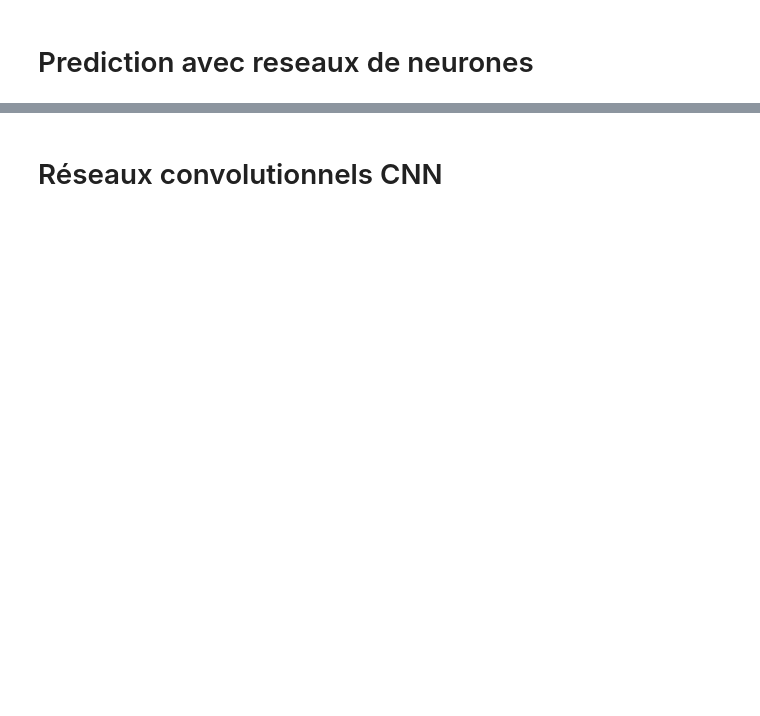
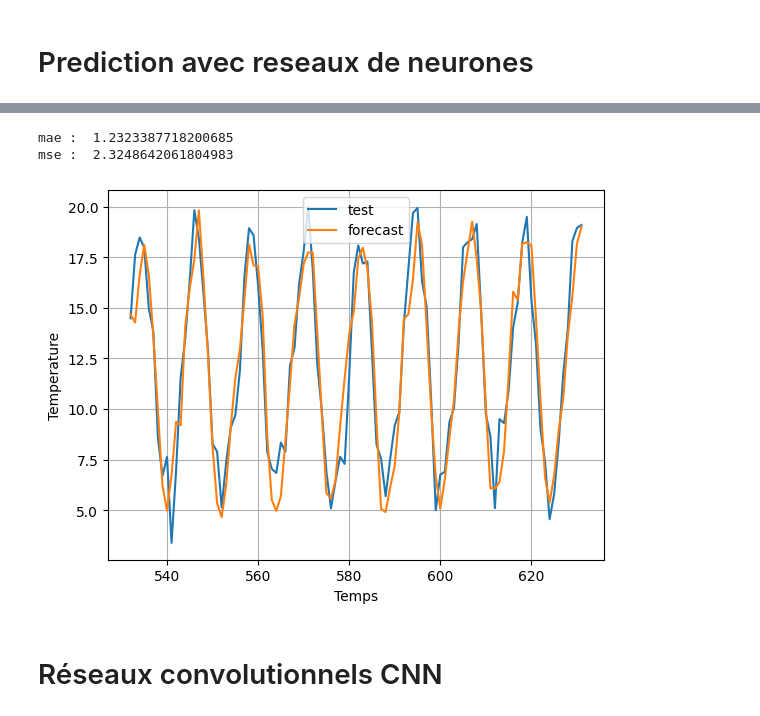
Before and after one commit to lighscent/fastapi_, a Jupyter notebook: kevindegila/2_DeepLearning_160/08-Time Series.ipynb, the cells around one changed output, grey strips where cells are left out. Drawn from its saved outputs; the diff is of its cells as text; code cells hidden in the pictures; blank space fills up the shorter version.

```diff
--- a/kevindegila/2_DeepLearning_160/08-Time Series.ipynb
+++ b/kevindegila/2_DeepLearning_160/08-Time Series.ipynb
@@ -215,2 +434,2 @@ series[505-24:505].shape
 # %%
-r = model.predict(series[505-24:505].reshape(1, -1))
+r = model.predict(series[split-24:split].reshape(1, -1))
@@ -219,7 +442,7 @@ r.item()
 # %%
 forecast = []
 
-for time in range(505-24, 605-24):
+for time in range(split-24, split+100-24):
 
   series_to_predict = series[time: time+24].reshape(1, -1)
   r = model.predict(series_to_predict)
@@ -231,12 +474,17 @@ forecast = np.array(forecast)
 # %%
 print('mae : ', mean_absolute_error(x_test, forecast))
 print('mse : ', mean_squared_error(x_test, forecast))
-plt.plot(time_test, x_test)
-plt.plot(time_test, forecast)
+plt.plot(time_test, x_test, label = 'test')
+plt.plot(time_test, forecast, label = 'forecast')
 plt.xlabel('Temps')
 plt.ylabel('Temperature')
+plt.legend()
 plt.grid(True)
 plt.show()
+# %% [output]
+mae :  1.2323387718200685
+mse :  2.3248642061804983
+[figure, added]
 # %% [markdown]
 # Réseaux convolutionnels CNN
 # %%
```
Also changed, not shown: parts of 61 cells of this notebook.
